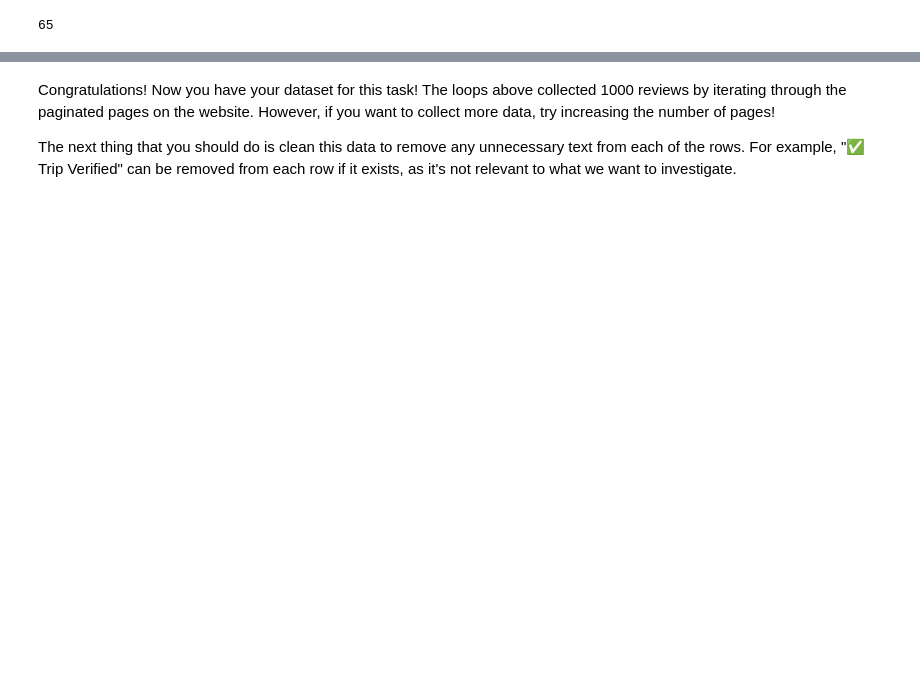
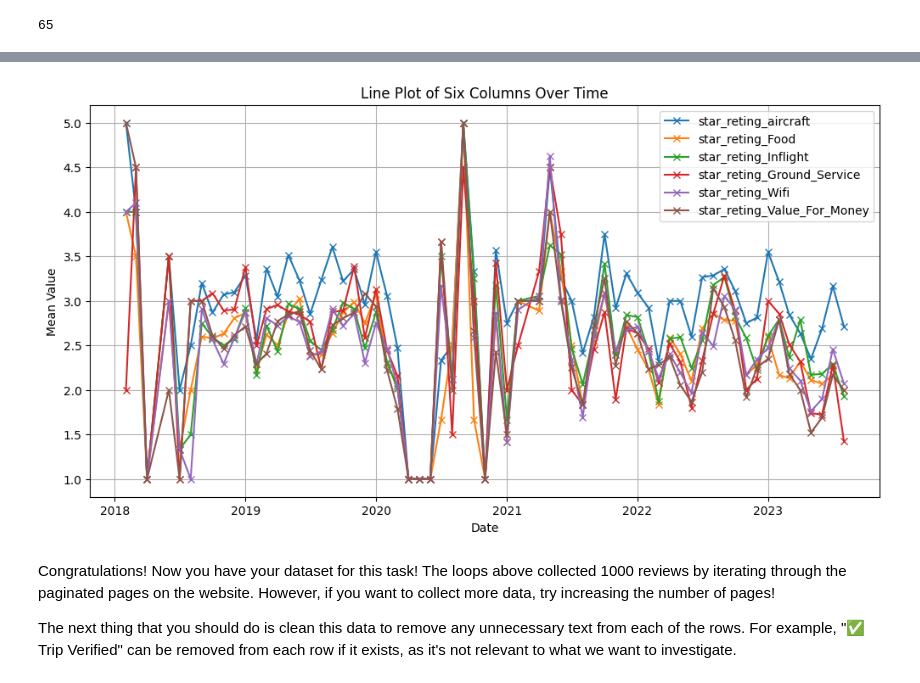
Before and after one commit to codewithawr/British-Airways-Projects, a Jupyter notebook: Task-1-Web scraping/getting_started.ipynb, the cells around one changed output, grey strips where cells are left out. Cells and saved outputs as stored; diff of their text form; code cells hidden in the pictures; blank space fills up the shorter version.

```diff
--- a/Task-1-Web scraping/getting_started.ipynb
+++ b/Task-1-Web scraping/getting_started.ipynb
@@ -125,3 +127,10 @@ reviews.head()
+# %%
+stars_columns = ['star_reting_aircraft',	'star_reting_Food', 'star_reting_Inflight',	'star_reting_Ground_Service',	'star_reting_Wifi',	'star_reting_Value_For_Money']
+def fill_nan_with_row_mean(row):
+    return row.fillna(row.mean())
+
+# Apply the function to each row
+reviews[stars_columns] = reviews[stars_columns].apply(fill_nan_with_row_mean, axis=1)
 # %% [markdown]
 ### Chacking noumbers of route present in the data
 # %%
@@ -211,0 +220,4 @@ plt.show()
+# %%
+mean_reviews_on_date_flown = reviews.groupby('Date_Flown')['recommended'].mean()
+mean_stars_on_date_flown = reviews.groupby('Date_Flown')[stars_columns].mean()
+mean_stars_on_date_flown
@@ -212,3 +239,16 @@ plt.show()
+# %%
+plt.figure(figsize=(12, 6))
+
+for column_name in mean_stars_on_date_flown.columns:
+    plt.plot(mean_stars_on_date_flown.index, mean_stars_on_date_flown[column_name], '-x', label=column_name)
+
+plt.xlabel('Date')
+plt.ylabel('Mean Value')
+plt.title('Line Plot of Six Columns Over Time')
+plt.legend()
+plt.grid(True)
+# %% [output]
+[figure, added]
 # %%
 reviews.to_csv("data/BA_reviews.csv")
 # %% [markdown]
```
Also changed, not shown: parts of 9 cells of this notebook.
